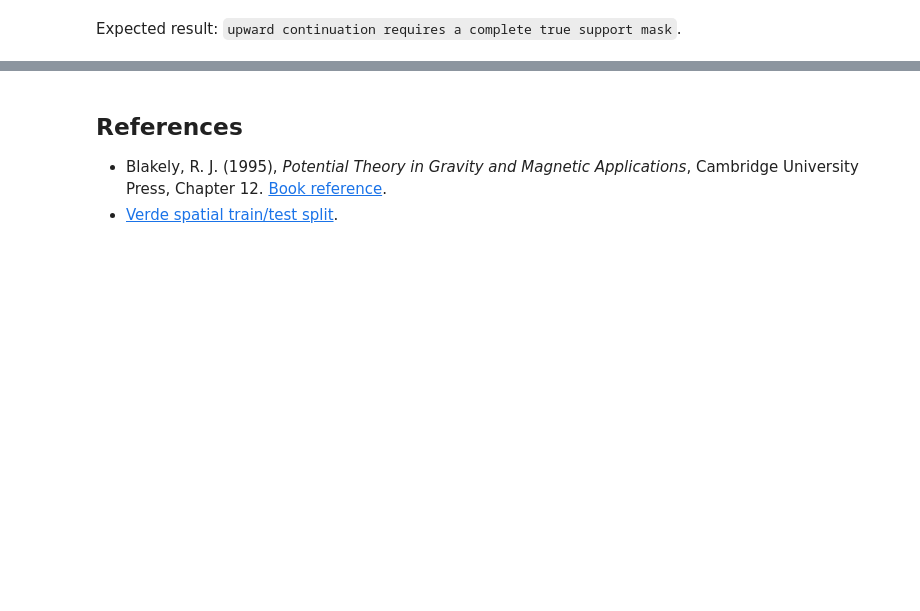
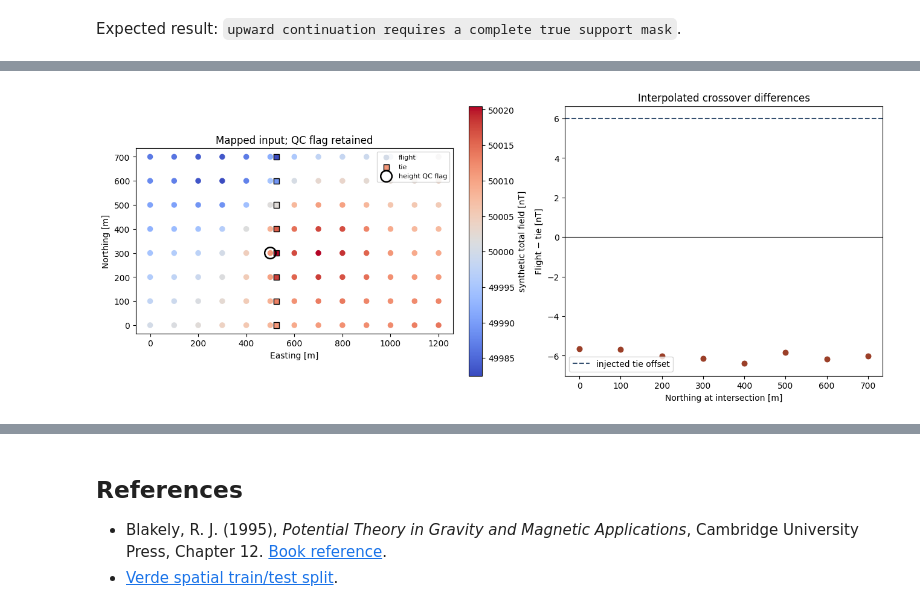
Before and after one commit to fsantibanezleal/CAOS_Geophysics, a Jupyter notebook: notebooks/en/03-magnetics/02-m03-survey-geometry-and-holdout.ipynb, the cells around one changed output, grey strips where cells are left out. Drawn from its saved outputs; the diff is of its cells as text; code cells hidden in the pictures; blank space fills up the shorter version.

Commit message:
feat(m03): add browser-local magnetic survey processing

```diff
--- a/notebooks/en/03-magnetics/02-m03-survey-geometry-and-holdout.ipynb
+++ b/notebooks/en/03-magnetics/02-m03-survey-geometry-and-holdout.ipynb
@@ -255,0 +280,24 @@ Expected result: `upward continuation requires a complete true support mask`.
+# %%
+# Generate a deterministic survey with one deliberate height anomaly and tie bias.
+rng = np.random.default_rng(240518)
+def field(x, y):
+    return (50000.0 + .012*x - .018*y
+        + 18*np.exp(-((x-690)**2/(2*190**2)+(y-335)**2/(2*170**2)))
+        - 11*np.exp(-((x-300)**2/(2*135**2)+(y-610)**2/(2*110**2))))
+rows = []
+for i, y in enumerate(np.arange(0., 800., 100.)):
+    line = f"F{i+1:02d}"
+    for order, x in enumerate(np.arange(0., 1200.1, 100.)):
+        height = 70 + 1.5*np.sin(order/3)
+        if line == "F04" and order == 5: height = 105.0
+        rows.append({"E_m":x,"N_m":y,"TMI_nT":field(x,y)+rng.normal(0,.25),"line":line,
+                     "role":"flight","height_m":height,"order":order})
+for order,y in enumerate(np.arange(0.,800.,100.)):
+    x=525.
+    rows.append({"E_m":x,"N_m":y,"TMI_nT":field(x,y)+6+rng.normal(0,.25),"line":"T01",
+                 "role":"tie","height_m":72.,"order":order})
+source_file.parent.mkdir(parents=True,exist_ok=True)
+with source_file.open("w",newline="",encoding="utf-8") as stream:
+    writer=csv.DictWriter(stream,fieldnames=list(rows[0])); writer.writeheader(); writer.writerows(rows)
+print({"row_count":len(rows),"flight_lines":8,"tie_lines":1,"bytes":source_file.stat().st_size,
+       "source_sha256":hashlib.sha256(source_file.read_bytes()).hexdigest()})
@@ -255,0 +353,16 @@ Expected result: `upward continuation requires a complete true support mask`.
+# %%
+# Plot the input geometry and the processor-reported crossover diagnostics.
+flight=[r for r in rows if r["role"]=="flight"]; tie=[r for r in rows if r["role"]=="tie"]
+fig,ax=plt.subplots(1,2,figsize=(13,5.2),constrained_layout=True)
+sc=ax[0].scatter([r["E_m"] for r in flight],[r["N_m"] for r in flight],c=[r["TMI_nT"] for r in flight],cmap="coolwarm",s=34,label="flight")
+ax[0].scatter([r["E_m"] for r in tie],[r["N_m"] for r in tie],c=[r["TMI_nT"] for r in tie],cmap="coolwarm",marker="s",s=44,edgecolor="black",label="tie")
+flag=next(r for r in rows if r["line"]=="F04" and r["order"]==5)
+ax[0].scatter([flag["E_m"]],[flag["N_m"]],s=180,facecolors="none",edgecolors="black",linewidths=1.8,label="height QC flag")
+ax[0].set(title="Mapped input; QC flag retained",xlabel="Easting [m]",ylabel="Northing [m]",aspect="equal"); ax[0].legend(fontsize=8); fig.colorbar(sc,ax=ax[0],label="synthetic total field [nT]")
+crossings=qc["crossings"]
+ax[1].scatter([c["northing_m"] for c in crossings],[c["difference_a_minus_b"] for c in crossings],color="#9b3f28",s=38)
+ax[1].axhline(6,color="#344f70",linestyle="--",label="injected tie offset"); ax[1].axhline(0,color="black",lw=.8)
+ax[1].set(title="Interpolated crossover differences",xlabel="Northing at intersection [m]",ylabel="Flight − tie [nT]"); ax[1].legend()
+plt.show()
+# %% [output]
+[figure, added]
```
Also changed, not shown: parts of 18 cells of this notebook, 11 other files.
